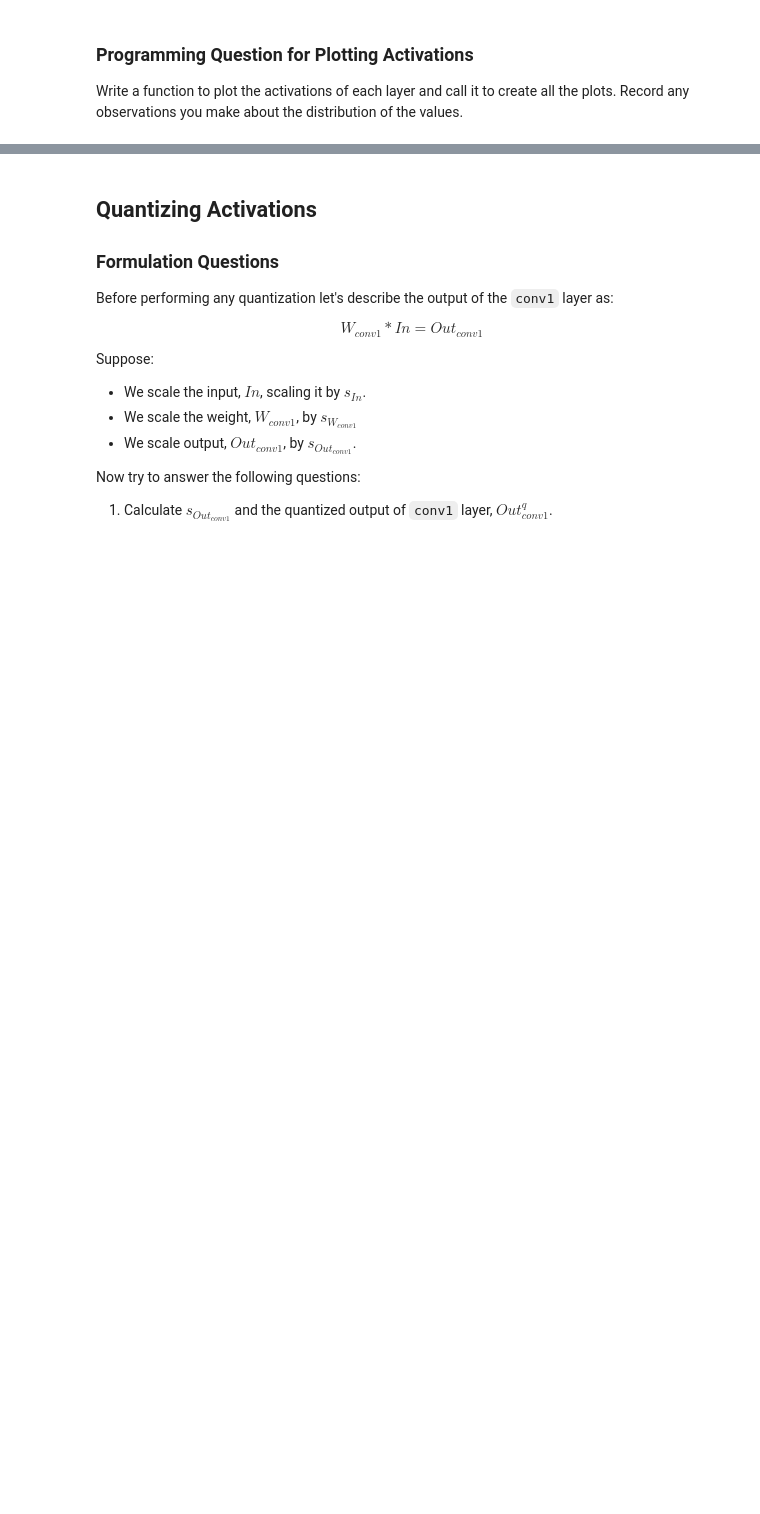
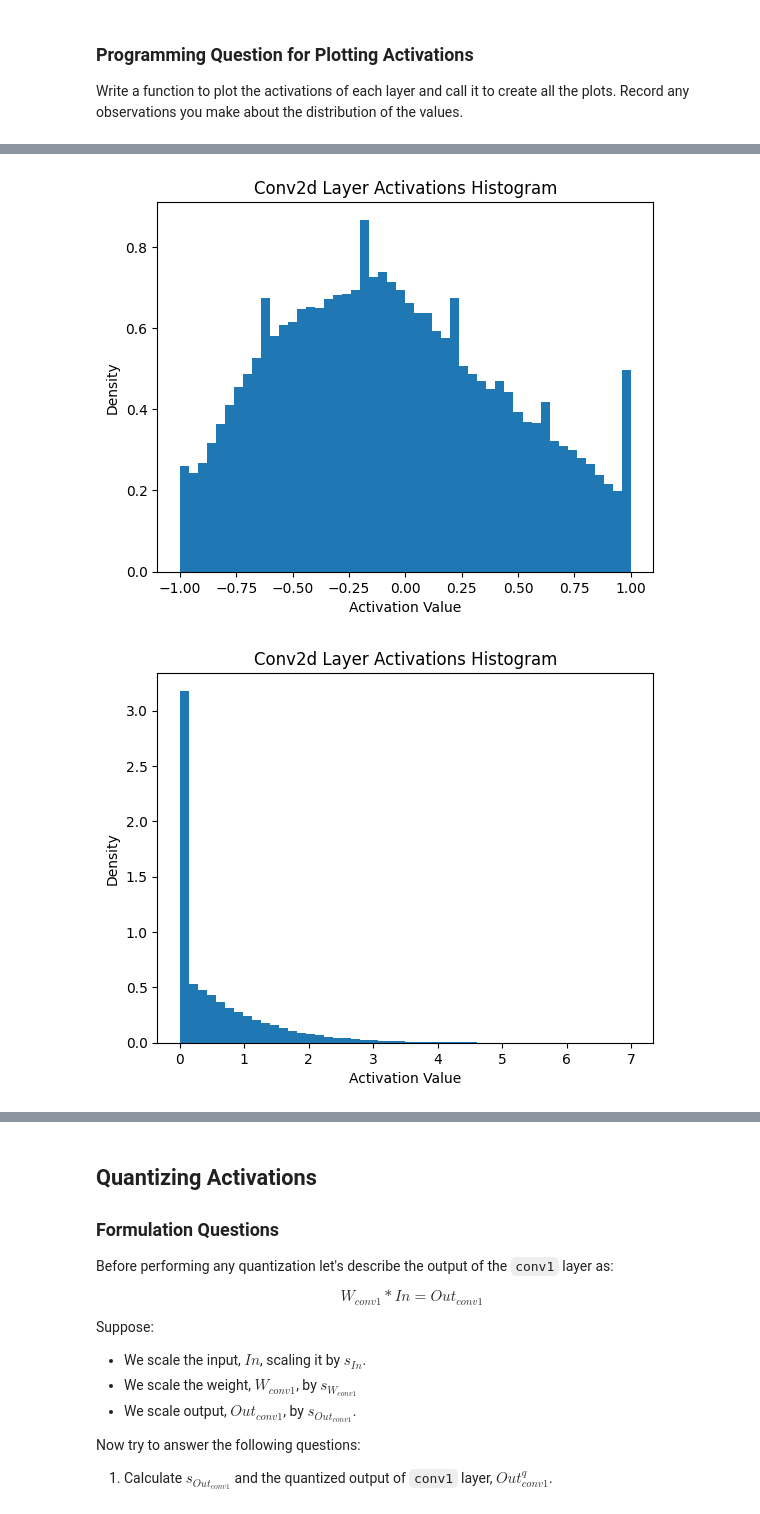
Before and after one commit to HARINI-RadheyKrishna/Machine_Learning, a Jupyter notebook: EE599_ML_Systems_HW4.ipynb, the cells around one changed output, grey strips where cells are left out. Drawn from its saved outputs; the diff is of its cells as text; code cells hidden in the pictures; blank space fills up the shorter version.

```diff
--- a/EE599_ML_Systems_HW4.ipynb
+++ b/EE599_ML_Systems_HW4.ipynb
@@ -685,0 +654,27 @@ Input Activations 3-Sigma Range: 3.874709161616699
+# %%
+import matplotlib.pyplot as plt
+
+def plot_activations(model: Net):
+    """
+    Plot histograms of activations for each layer in the given PyTorch model.
+
+    Parameters:
+    - model (Net): The PyTorch model whose activations are to be plotted.
+    """
+
+    # List of layers to plot activations for
+    layers = [model.conv1, model.conv2, model.fc1, model.fc2, model.fc3]
+
+    for layer in layers:
+        # Plot histogram of activations
+        plt.hist(layer.activations, bins=50, density=True)
+        plt.title(f"{type(layer).__name__} Layer Activations Histogram")
+        plt.xlabel("Activation Value")
+        plt.ylabel("Density")
+        plt.show()
+
+# Call the function to plot activations for the quantized model
+plot_activations(net_q3)
+# %% [output]
+[figure, added]
+[figure, added]
```
Also changed, not shown: parts of 21 cells of this notebook.
